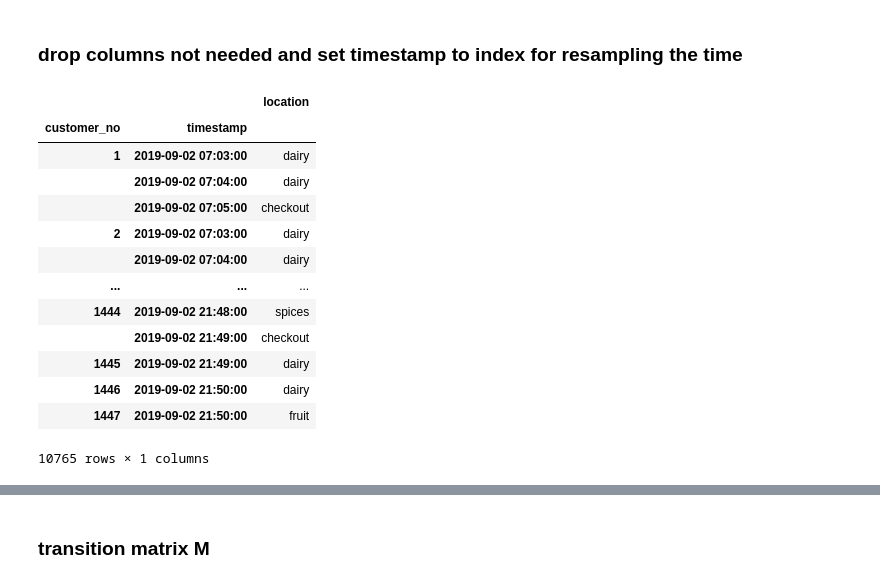
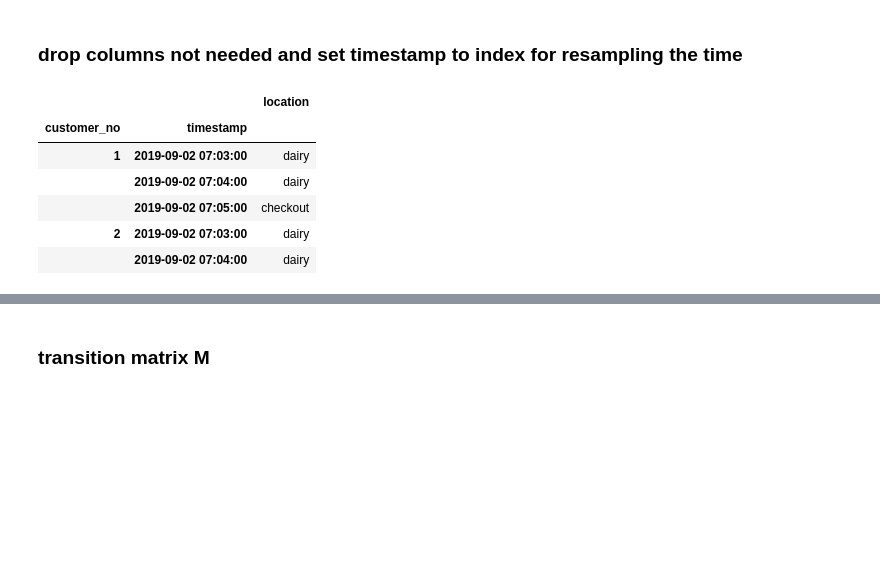
Before and after one commit to memredikici/markov_simulation, a Jupyter notebook: Markov_Arjang_exploration.ipynb, the cells around one changed output, grey strips where cells are left out. Cells and saved outputs as stored; diff of their text form; code cells hidden in the pictures; blank space fills up the shorter version.

```diff
--- a/Markov_Arjang.ipynb
+++ b/Markov_Arjang_exploration.ipynb
@@ -192,23 +158,15 @@ df_sorted.set_index('timestamp', inplace=True)
 # %%
 df_resampled=df_sorted.groupby('customer_no').resample('1T').ffill()
 df_resampled.drop(columns=['customer_no'], inplace=True)
-#df_resampled.reset_index(inplace=True)
-df_resampled
+df_resampled.head()
 # %% [output]
 |  |  | location |
 | customer_no | timestamp |  |
 | 1 | 2019-09-02 07:03:00 | dairy |
 |  | 2019-09-02 07:04:00 | dairy |
 |  | 2019-09-02 07:05:00 | checkout |
 | 2 | 2019-09-02 07:03:00 | dairy |
 |  | 2019-09-02 07:04:00 | dairy |
-| ... | ... | ... |
-| 1444 | 2019-09-02 21:48:00 | spices |
-|  | 2019-09-02 21:49:00 | checkout |
-| 1445 | 2019-09-02 21:49:00 | dairy |
-| 1446 | 2019-09-02 21:50:00 | dairy |
-| 1447 | 2019-09-02 21:50:00 | fruit |
-10765 rows × 1 columns
 # %%
 df_resampled['next_location'] = df_resampled.groupby('customer_no')['location'].shift(-1)
 df_resampled['next_location'].fillna(value='checkout', inplace=True)
```
Also changed, not shown: parts of 6 cells of this notebook, 19 other files.
